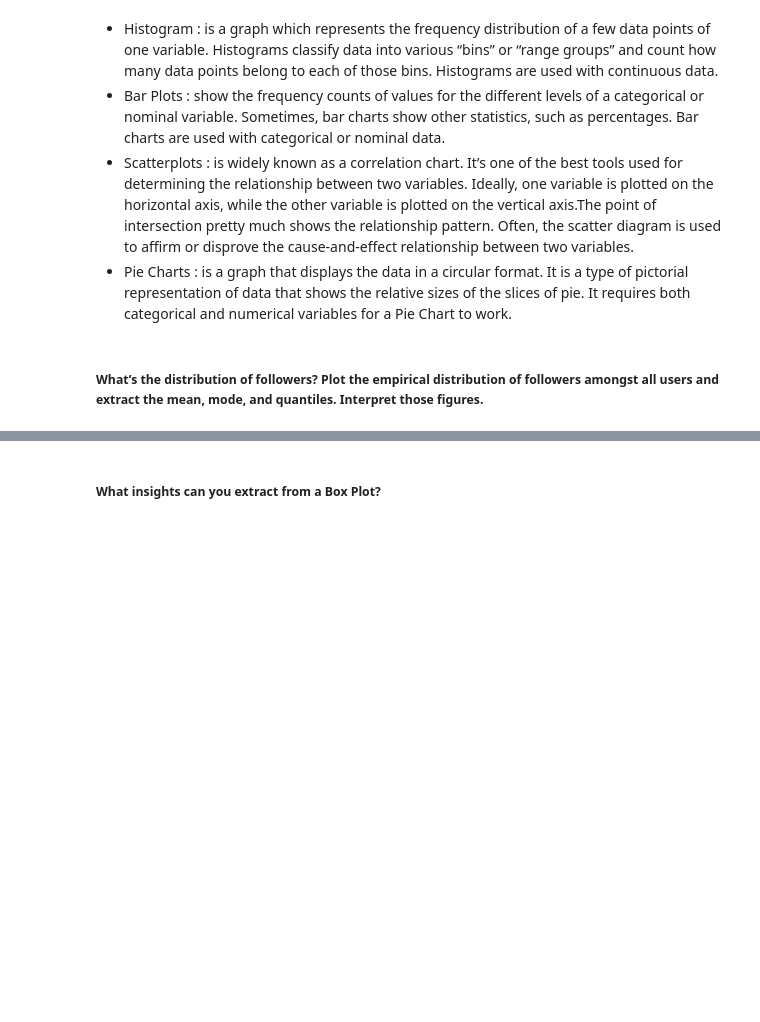
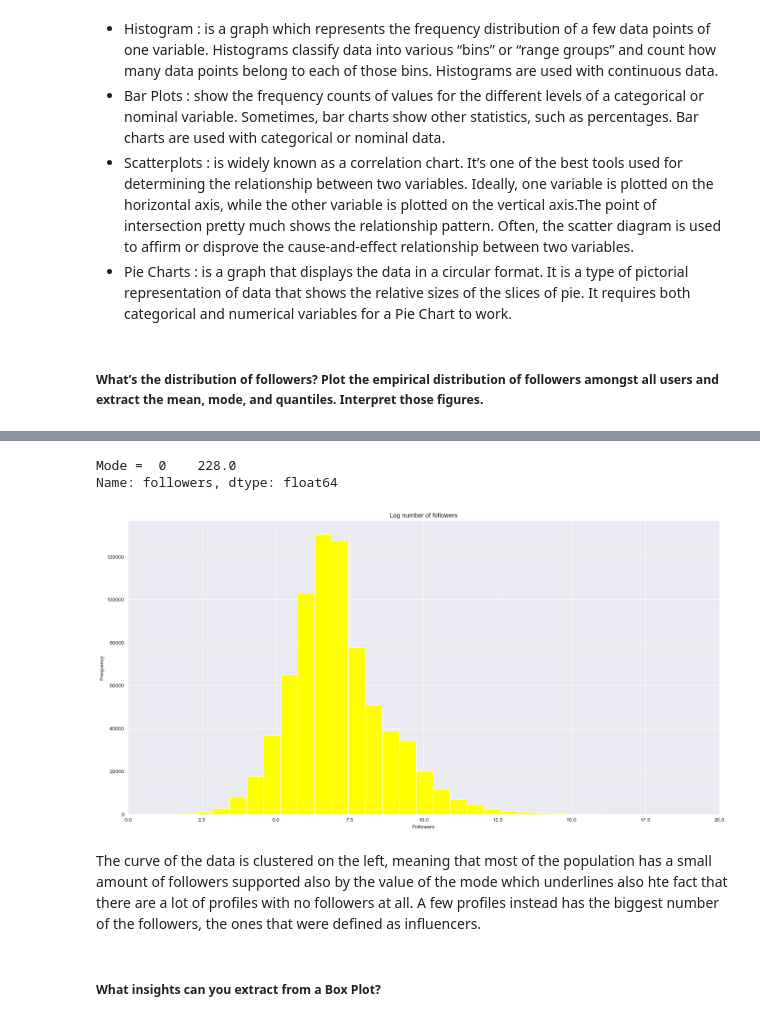
Before and after one commit to MichelaLombardi/ADM-HMWK_2, a Jupyter notebook: NBK_HMWK_2.ipynb, the cells around one changed output, grey strips where cells are left out. Drawn from its saved outputs; the diff is of its cells as text; code cells hidden in the pictures; blank space fills up the shorter version.

```diff
--- a/NBK_HMWK_2.ipynb
+++ b/NBK_HMWK_2.ipynb
@@ -676,3 +665,6 @@ correlation.corr()
 * Pie Charts : is a graph that displays the data in a circular format. It is a type of pictorial representation of data that shows the relative sizes of the slices of pie. It requires both categorical and numerical variables for a Pie Chart to work.
 # %% [markdown]
 ##### What’s the distribution of followers? Plot the empirical distribution of followers amongst all users and extract the mean, mode, and quantiles. Interpret those figures.
+# %%
+prof= df_inst_prof.dropna()
+print(prof.followers.describe().to_markdown())
@@ -679,2 +682,19 @@ correlation.corr()
+# %%
+print('Mode = ', prof.followers.mode())
+# %% [output]
+Mode =  0    228.0
+Name: followers, dtype: float64
+# %%
+plt.figure(figsize=(20, 10))
+plt.title("Log number of followers")
+plt.xlabel("Followers")
+plt.ylabel("Frequency")
+plt.hist((prof.followers+1).apply(np.log), bins=30, color="yellow")
+plt.xlim(0, 20)
+plt.show()
+# %% [output]
+[figure, added]
+# %% [markdown]
+ The curve of the data is clustered on the left, meaning that most of the population has a small amount of followers supported also by the value of the mode which underlines also hte fact that there are a lot of profiles with no followers at all. A few profiles instead has the biggest number of the followers, the ones that were defined as influencers.
 # %% [markdown]
 ##### What insights can you extract from a Box Plot?
```
Also changed, not shown: parts of 9 cells of this notebook.
